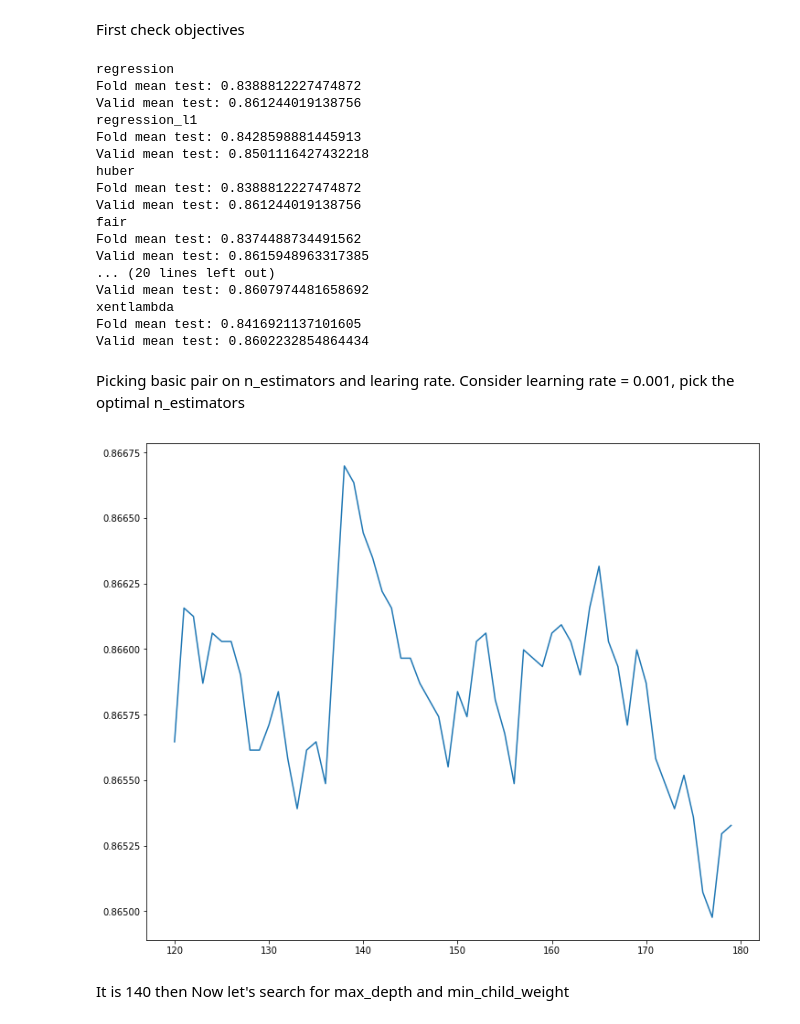
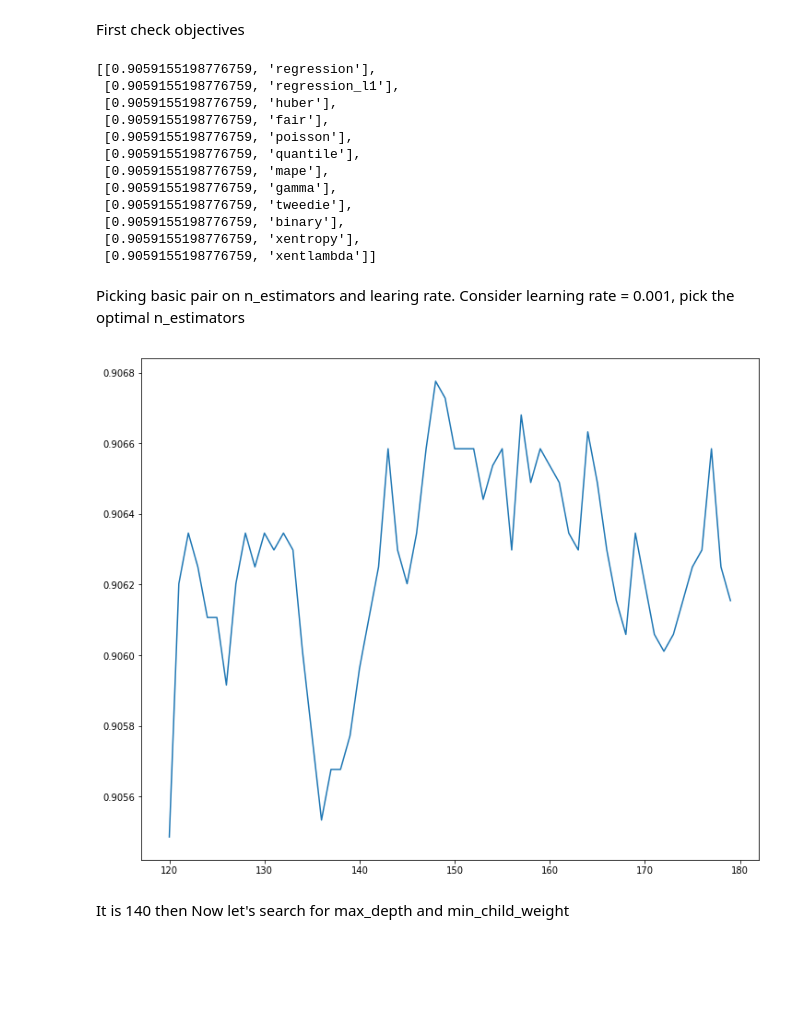
Before and after one commit to ruzarx/MLPr, a Jupyter notebook: F1/F1_basic.ipynb, the cells around one changed output. Cells and saved outputs as stored; diff of their text form; code cells hidden in the pictures; blank space fills up the shorter version.

```diff
--- a/F1/F1_basic.ipynb
+++ b/F1/F1_basic.ipynb
@@ -1704,12 +1400,14 @@ Didn't help
 # %% [markdown]
 ## Algorithm setup
 # %%
-def modeller_gbm(X_full, y_full):
+def modeller_gbm(X_full, y_full, mode = 'regression', n = 200, depth = 5,
+                 child = 6, bag = 0.95, feature = 0.3, l1 = 0.001, l = 0.0009):
 
     scores = []
     valid_scores = []
 
-    X, X_validation, y, y_validation = train_test_split(X_full, y_full, test_size = 0.2, stratify = y_full, random_state = 4)
+    X, X_validation, y, y_validation = train_test_split(X_full, y_full, test_size = 0.2,
+                                                        stratify = y_full, random_state = 4)
 
     for fold_n, (train_index, valid_index) in enumerate(folds.split(X, y)):
         gc.collect()
@@ -1723,30 +1421,30 @@ def modeller_gbm(X_full, y_full):
 
         early_stop = 500
         verbose_eval = False
-        num_rounds = 200
+        num_rounds = n
         n_splits = 5
         evals_result = {}
 
         params = {
-            'application': 'regression',
+            'application': mode,
             'objective': 'binary',
             'boosting': 'gbdt',
             'metric': 'binary-logloss',
             'is_unbalance': 'True',
 #             'num_leaves': 20,
-            'max_depth': 5,
+            'max_depth': depth,
             'max_bin': 22,
-            'bagging_fraction': 0.95,
+            'bagging_fraction': bag,
 #             'bagging_freq': 10,
-            'feature_fraction': 0.3,
+            'feature_fraction': feature,
 #             'min_split_gain': 0.5,
-            'min_child_samples': 6,
+            'min_child_samples': child,
             'min_child_weight': 1,
 #             'lambda_l2': 0.5,
-            'learning_rate': 0.0009,
+            'learning_rate': l,
             'verbosity': -1,
             'data_random_seed': 17,
-            'lambda_l1': 0.001}
+            'lambda_l1': l1}
 
         model = lgb.train(params,
                       train_set=d_train,
@@ -1773,42 +1471,39 @@ x_train, x_test, y_train, y_test = train_test_split(final_data, final_target, te
 # %% [markdown]
 First check objectives
 # %%
-mode = ['regression', 'regression_l1', 'huber', 'fair', 'poisson', 'quantile', 'mape', 'gamma', 'tweedie', 'binary', 'xentropy', 'xentlambda']
-for mode in mode:
-    print(mode)
-    clf = modeller_gbm(x_train.drop('driver', axis = 1), y_train, mode)
+modes = ['regression', 'regression_l1', 'huber', 'fair', 'poisson', 'quantile', 'mape', 'gamma', 'tweedie', 'binary', 'xentropy', 'xentlambda']
+scores = []
+for mode in modes:
+    clf, score = modeller_gbm(x_train.drop('driver', axis = 1), y_train, mode = mode)
+    scores.append([score, mode])
+scores
 # %% [output]
-regression
-Fold mean test: 0.8388812227474872
-Valid mean test: 0.861244019138756
-regression_l1
-Fold mean test: 0.8428598881445913
-Valid mean test: 0.8501116427432218
-huber
-Fold mean test: 0.8388812227474872
-Valid mean test: 0.861244019138756
-fair
-Fold mean test: 0.8374488734491562
-Valid mean test: 0.8615948963317385
-... (20 lines left out)
-Valid mean test: 0.8607974481658692
-xentlambda
-Fold mean test: 0.8416921137101605
-Valid mean test: 0.8602232854864434
+[[0.9059155198776759, 'regression'],
+ [0.9059155198776759, 'regression_l1'],
+ [0.9059155198776759, 'huber'],
+ [0.9059155198776759, 'fair'],
+ [0.9059155198776759, 'poisson'],
+ [0.9059155198776759, 'quantile'],
+ [0.9059155198776759, 'mape'],
+ [0.9059155198776759, 'gamma'],
+ [0.9059155198776759, 'tweedie'],
+ [0.9059155198776759, 'binary'],
+ [0.9059155198776759, 'xentropy'],
+ [0.9059155198776759, 'xentlambda']]
 # %% [markdown]
 Picking basic pair on n_estimators and learing rate. Consider learning rate = 0.001, pick the optimal n_estimators
 # %%
 ns = [x for x in range(120, 180, 1)]
 scores = []
 for n in ns:
-    clf, score = modeller_gbm(x_train.drop('driver', axis = 1), y_train, n)
+    clf, score = modeller_gbm(x_train.drop('driver', axis = 1), y_train, n = n)
     scores.append(score)
 
 fig = plt.figure(figsize = (12, 10))
 plt.plot(ns, scores)
 plt.show()
 # %% [output]
-[figure, old version]
+[figure, new version]
 # %% [markdown]
 It is 140 then
 Now let's search for max_depth and min_child_weight
```
Also changed, not shown: parts of 69 cells of this notebook, 17 other files.
